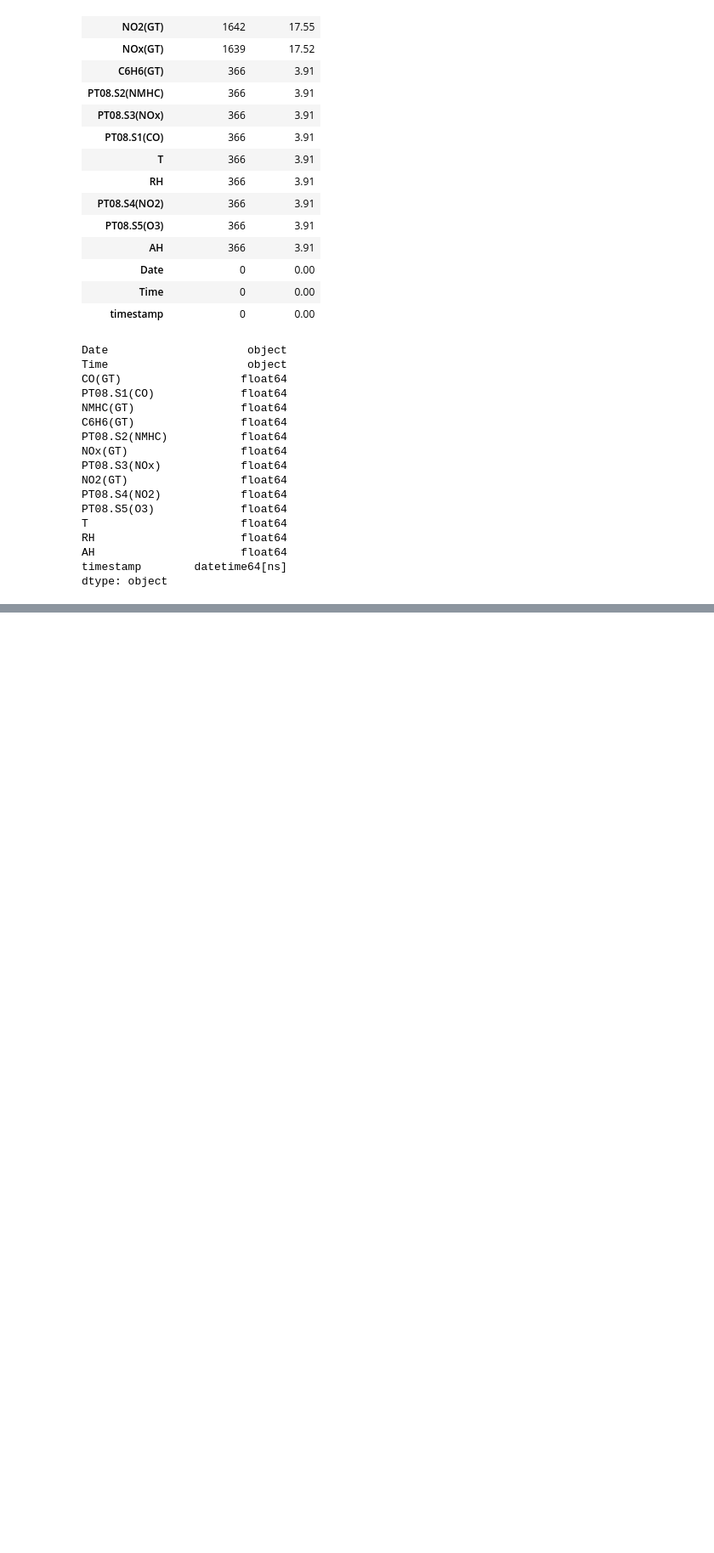
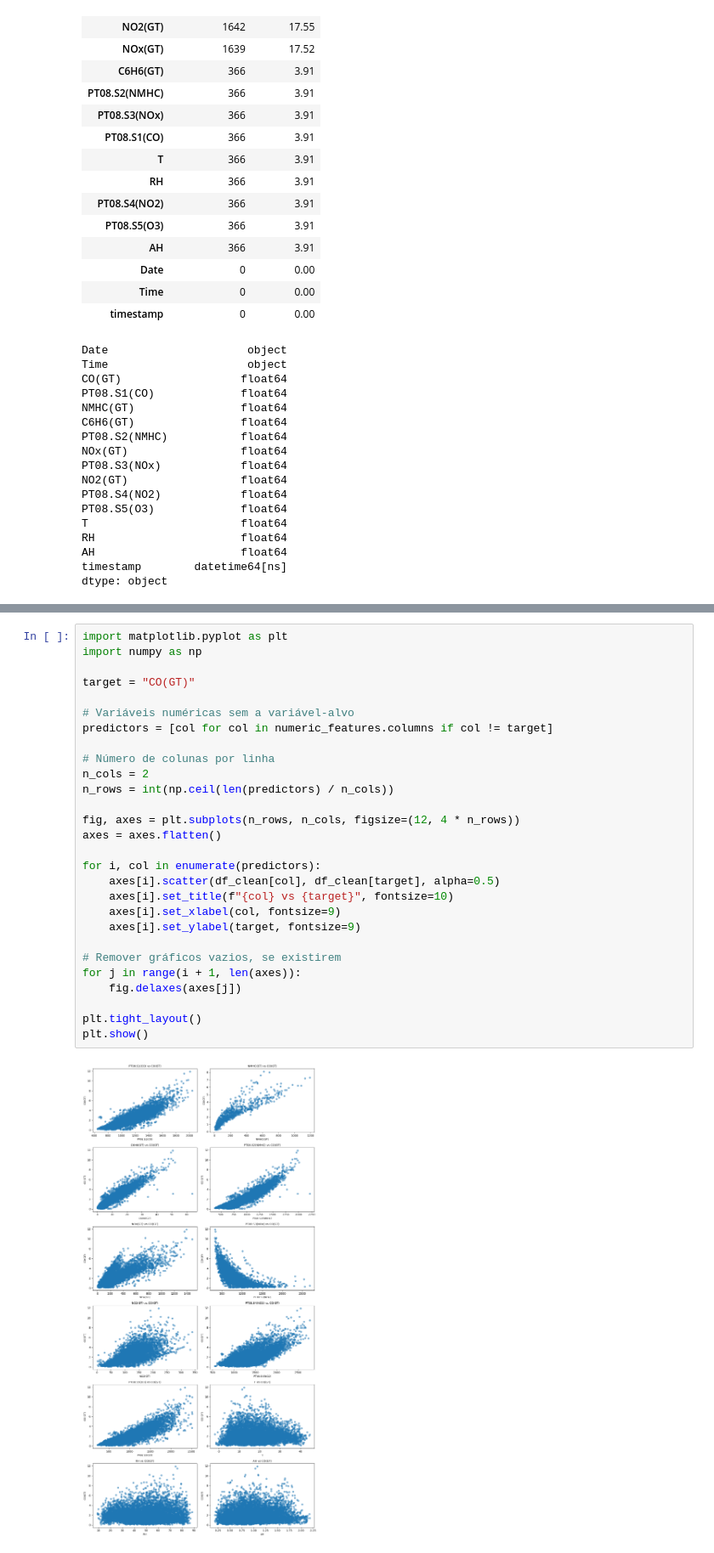
Before and after one commit to a2022138676/projeto-ciencia-dados-qualidade-ar, a Jupyter notebook: notebooks/1.0_eda_limpeza.ipynb, the cells around one changed output, grey strips where cells are left out. Shown at 85% size. Cells and saved outputs as stored; diff of their text form; blank space fills up the shorter version.

```diff
--- a/notebooks/1.0_eda_limpeza.ipynb
+++ b/notebooks/1.0_eda_limpeza.ipynb
@@ -125,0 +268,30 @@ dtype: object
+# %%
+import matplotlib.pyplot as plt
+import numpy as np
+
+target = "CO(GT)"
+
+# Variáveis numéricas sem a variável-alvo
+predictors = [col for col in numeric_features.columns if col != target]
+
+# Número de colunas por linha
+n_cols = 2
+n_rows = int(np.ceil(len(predictors) / n_cols))
+
+fig, axes = plt.subplots(n_rows, n_cols, figsize=(12, 4 * n_rows))
+axes = axes.flatten()
+
+for i, col in enumerate(predictors):
+    axes[i].scatter(df_clean[col], df_clean[target], alpha=0.5)
+    axes[i].set_title(f"{col} vs {target}", fontsize=10)
+    axes[i].set_xlabel(col, fontsize=9)
+    axes[i].set_ylabel(target, fontsize=9)
+
+# Remover gráficos vazios, se existirem
+for j in range(i + 1, len(axes)):
+    fig.delaxes(axes[j])
+
+plt.tight_layout()
+plt.show()
+# %% [output]
+[figure, added]
```
Also changed, not shown: parts of 25 cells of this notebook.
